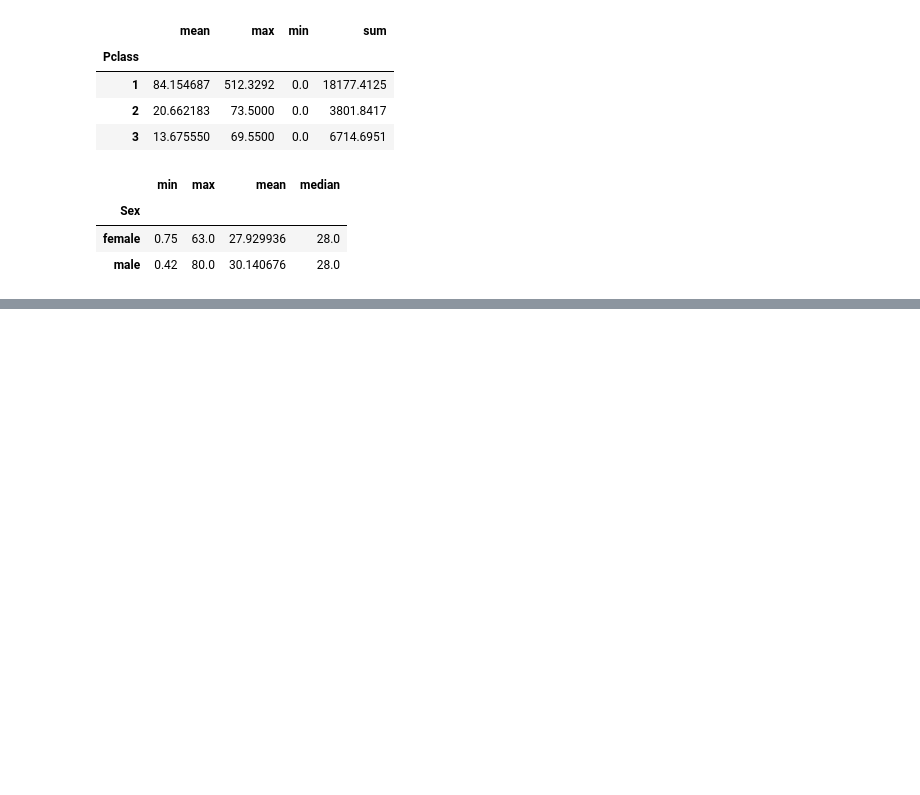
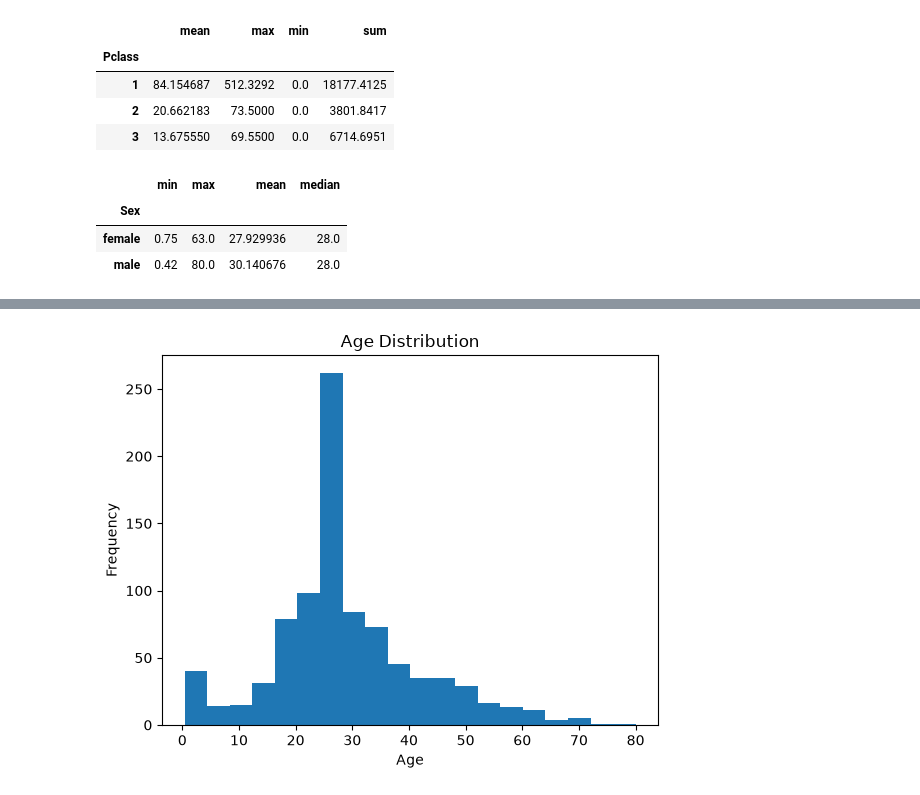
Before and after one commit to noor-alishba/AI_ML_Internship, a Jupyter notebook: Week_2/data/notebooks/eda.ipynb, the cells around one changed output, grey strips where cells are left out. Cells and saved outputs as stored; diff of their text form; code cells hidden in the pictures; blank space fills up the shorter version.

```diff
--- a/Week_2/data/notebooks/eda.ipynb
+++ b/Week_2/data/notebooks/eda.ipynb
@@ -303,0 +339,9 @@ df.groupby("Pclass")["Fare"].describe()
+# %%
+df["Age"].plot(kind="hist", bins=20)
+
+plt.title("Age Distribution")
+plt.xlabel("Age")
+plt.ylabel("Frequency")
+plt.show()
+# %% [output]
+[figure, added]
```
Also changed, not shown: parts of 9 cells of this notebook.
